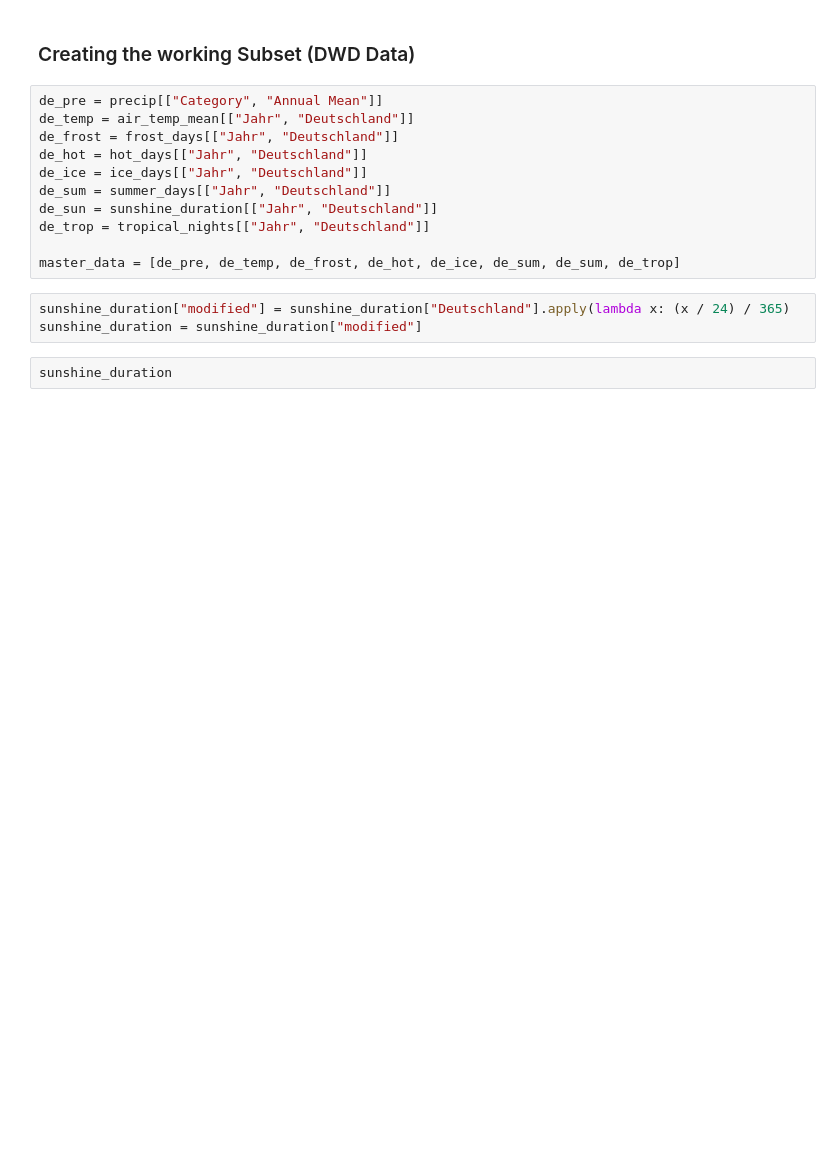
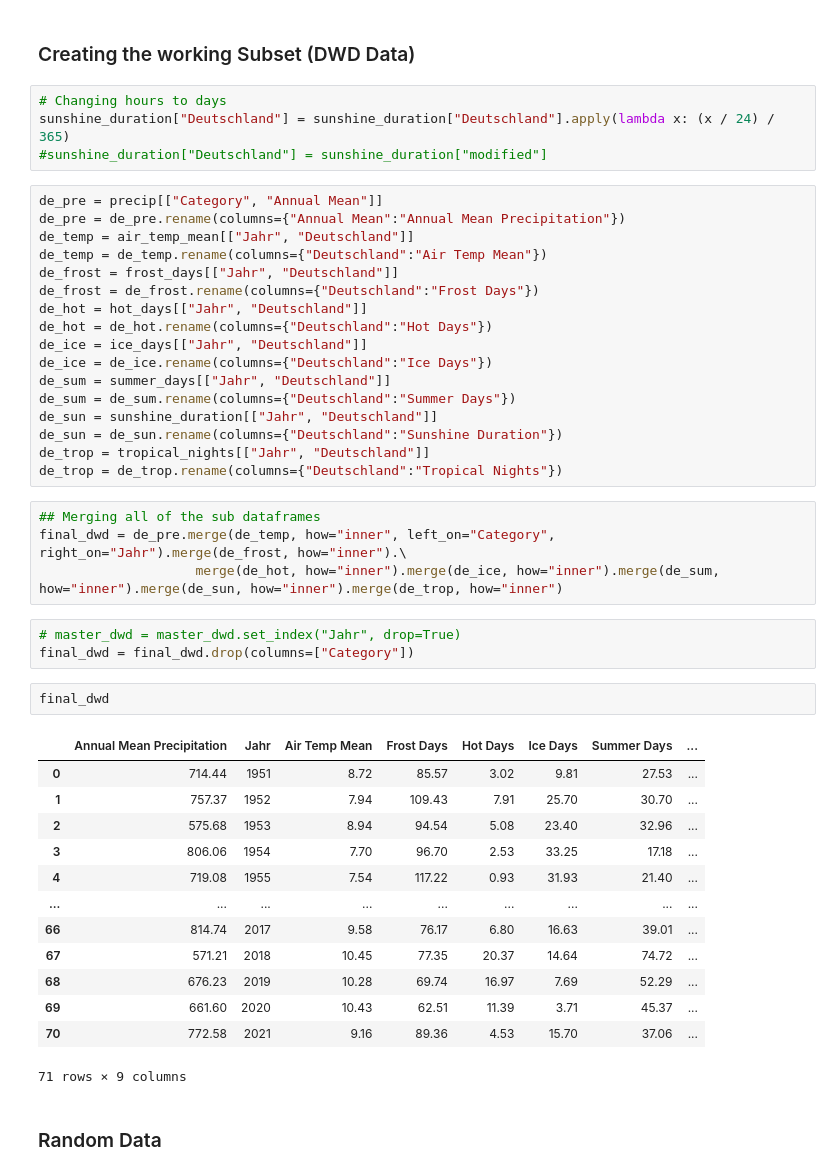
Before and after one commit to jo-atanacio/Thesis, a Jupyter notebook: merge_data.ipynb, the cells around one changed output. Drawn from its saved outputs; the diff is of its cells as text; blank space fills up the shorter version.

```diff
--- a/merge_data.ipynb
+++ b/merge_data.ipynb
@@ -42,18 +90,48 @@ final_fao
 # %% [markdown]
 ### Creating the working Subset (DWD Data)
+# %%
+# Changing hours to days
+sunshine_duration["Deutschland"] = sunshine_duration["Deutschland"].apply(lambda x: (x / 24) / 365)
+#sunshine_duration["Deutschland"] = sunshine_duration["modified"]
 # %%
 de_pre = precip[["Category", "Annual Mean"]]
+de_pre = de_pre.rename(columns={"Annual Mean":"Annual Mean Precipitation"})
 de_temp = air_temp_mean[["Jahr", "Deutschland"]]
+de_temp = de_temp.rename(columns={"Deutschland":"Air Temp Mean"})
 de_frost = frost_days[["Jahr", "Deutschland"]]
+de_frost = de_frost.rename(columns={"Deutschland":"Frost Days"})
 de_hot = hot_days[["Jahr", "Deutschland"]]
+de_hot = de_hot.rename(columns={"Deutschland":"Hot Days"})
 de_ice = ice_days[["Jahr", "Deutschland"]]
+de_ice = de_ice.rename(columns={"Deutschland":"Ice Days"})
 de_sum = summer_days[["Jahr", "Deutschland"]]
+de_sum = de_sum.rename(columns={"Deutschland":"Summer Days"})
 de_sun = sunshine_duration[["Jahr", "Deutschland"]]
+de_sun = de_sun.rename(columns={"Deutschland":"Sunshine Duration"})
 de_trop = tropical_nights[["Jahr", "Deutschland"]]
-
-master_data = [de_pre, de_temp, de_frost, de_hot, de_ice, de_sum, de_sum, de_trop]
+de_trop = de_trop.rename(columns={"Deutschland":"Tropical Nights"})
-# %%
-sunshine_duration["modified"] = sunshine_duration["Deutschland"].apply(lambda x: (x / 24) / 365)
-sunshine_duration = sunshine_duration["modified"]
-# %%
-sunshine_duration
+# %%
+## Merging all of the sub dataframes
+final_dwd = de_pre.merge(de_temp, how="inner", left_on="Category", right_on="Jahr").merge(de_frost, how="inner").\
+                    merge(de_hot, how="inner").merge(de_ice, how="inner").merge(de_sum, how="inner").merge(de_sun, how="inner").merge(de_trop, how="inner")
+# %%
+# master_dwd = master_dwd.set_index("Jahr", drop=True)
+final_dwd = final_dwd.drop(columns=["Category"])
+# %%
+final_dwd
+# %% [output]
+|  | Annual Mean Precipitation | Jahr | Air Temp Mean | Frost Days | Hot Days | Ice Days | Summer Days | ... |
+| 0 | 714.44 | 1951 | 8.72 | 85.57 | 3.02 | 9.81 | 27.53 | ... |
+| 1 | 757.37 | 1952 | 7.94 | 109.43 | 7.91 | 25.70 | 30.70 | ... |
+| 2 | 575.68 | 1953 | 8.94 | 94.54 | 5.08 | 23.40 | 32.96 | ... |
+| 3 | 806.06 | 1954 | 7.70 | 96.70 | 2.53 | 33.25 | 17.18 | ... |
+| 4 | 719.08 | 1955 | 7.54 | 117.22 | 0.93 | 31.93 | 21.40 | ... |
+| ... | ... | ... | ... | ... | ... | ... | ... | ... |
+| 66 | 814.74 | 2017 | 9.58 | 76.17 | 6.80 | 16.63 | 39.01 | ... |
+| 67 | 571.21 | 2018 | 10.45 | 77.35 | 20.37 | 14.64 | 74.72 | ... |
+| 68 | 676.23 | 2019 | 10.28 | 69.74 | 16.97 | 7.69 | 52.29 | ... |
+| 69 | 661.60 | 2020 | 10.43 | 62.51 | 11.39 | 3.71 | 45.37 | ... |
+| 70 | 772.58 | 2021 | 9.16 | 89.36 | 4.53 | 15.70 | 37.06 | ... |
+71 rows × 9 columns
+# %% [markdown]
+### Random Data
```
Also changed, not shown: parts of 17 cells of this notebook, 1 other file.
